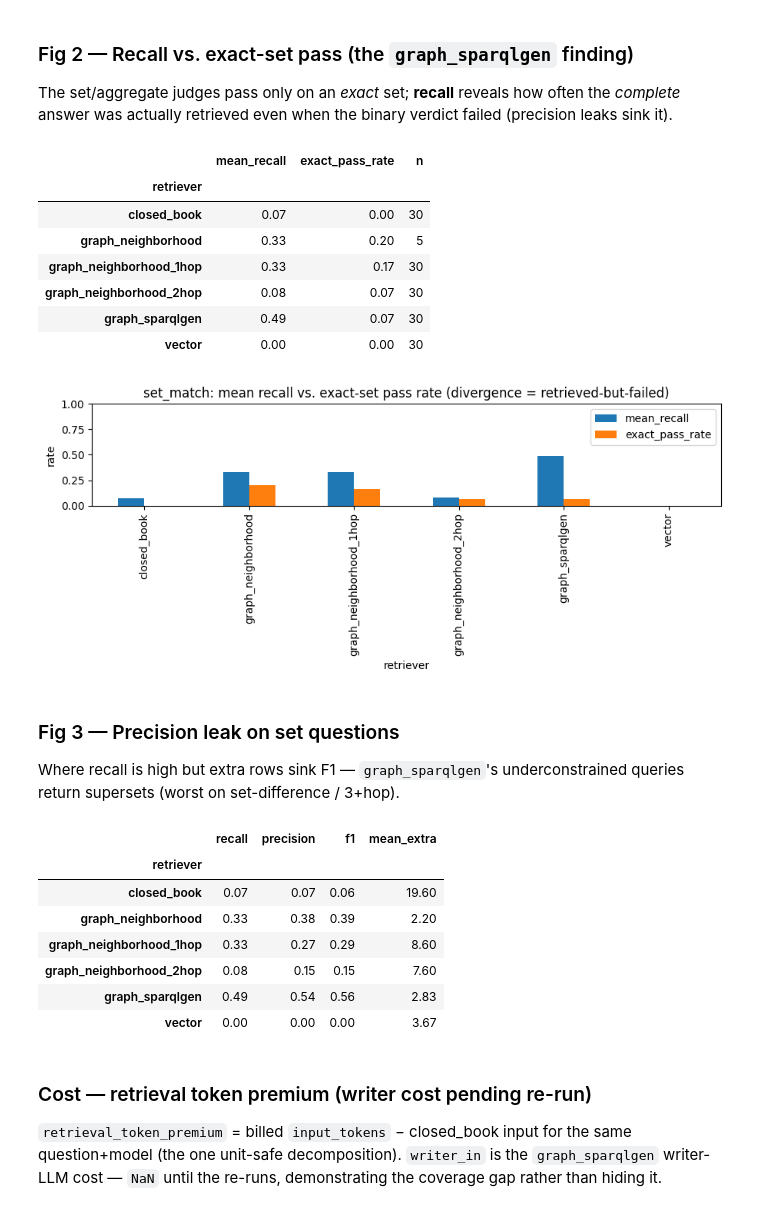
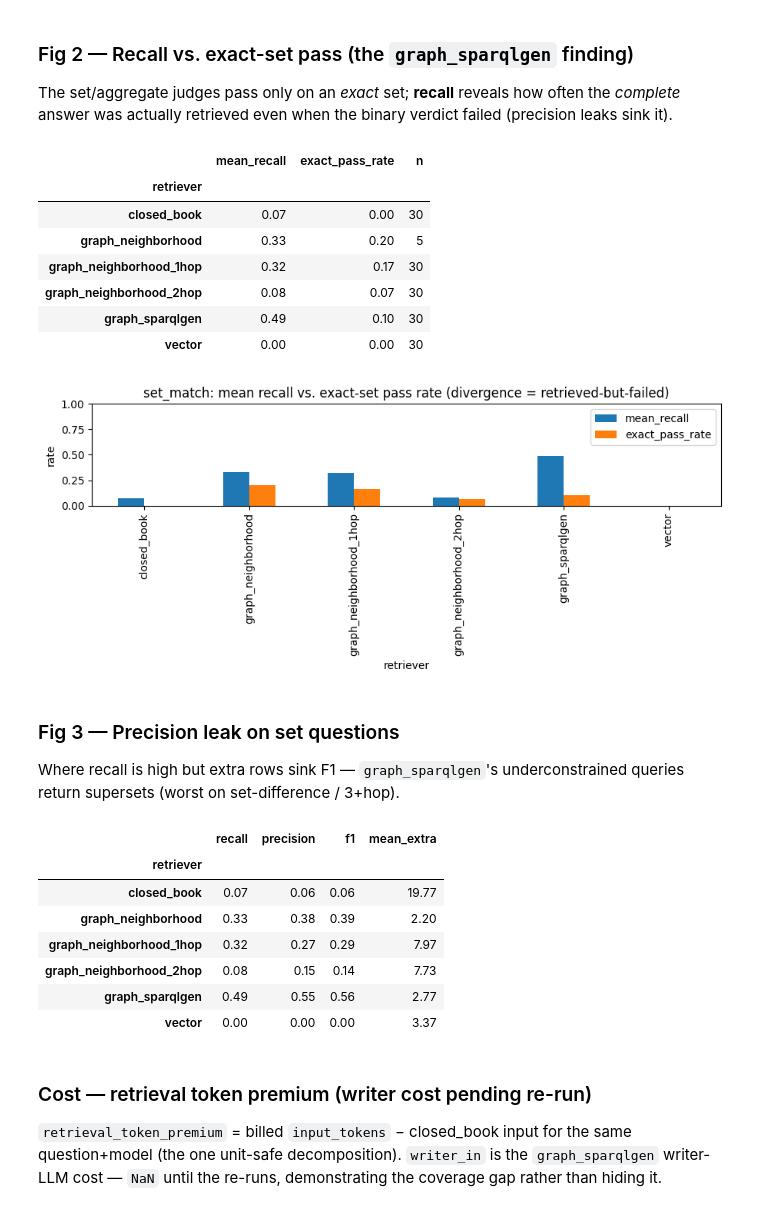
Before and after one commit to joseph-higaki/biomedical-rag-bench, a Jupyter notebook: eval/analysis/explore.ipynb, the cells around one changed output. Saved outputs shown, nothing was run; the diff lists cells and outputs as text; code cells hidden in the pictures.

```diff
--- a/eval/analysis/explore.ipynb
+++ b/eval/analysis/explore.ipynb
@@ -210,7 +246,15 @@ The spine of the whole analysis: the crossover (H1), the structural-type wall, t
 # %%
 import matplotlib.pyplot as plt
 
-det = df[df["scoring"] != "semantic"]
+# Step-2 figures characterize retrievers under the CANONICAL config: the haiku generator and (for
+# graph_sparqlgen) the haiku SPARQL writer. The qwen-generator and sonnet-writer runs are separate
+# comparison studies; with the writer now in the dedup grain, sparqlgen carries one row per writer,
+# so a retriever-only aggregate would AVERAGE distinct conditions. Pin one coherent surface here and
+# slice it in every figure below (the generator-comparison gets its own faceted figures).
+canon = df[(df["generator_model_family"] == "claude-haiku-4-5")
+           & (df["writer_model_family"].isna() | (df["writer_model_family"] == "claude-haiku-4-5"))]
+
+det = canon[canon["scoring"] != "semantic"]
 piv = det.pivot_table(index="retriever", columns="type_id", values="passed", aggfunc="mean")
 fig, ax = plt.subplots(figsize=(12, 3.5))
 im = ax.imshow(piv.values, cmap="RdYlGn", vmin=0, vmax=1, aspect="auto")
@@ -221,6 +265,6 @@ for i in range(piv.shape[0]):
         v = piv.values[i, j]
         if pd.notna(v):
             ax.text(j, i, f"{v:.1f}", ha="center", va="center", fontsize=8)
-fig.colorbar(im, label="accuracy"); ax.set_title("Accuracy by retriever × type (deterministic)")
+fig.colorbar(im, label="accuracy"); ax.set_title("Accuracy by retriever x type (deterministic, haiku generator)")
 plt.tight_layout()
 # %% [output]
@@ -231,7 +275,7 @@ plt.tight_layout()
 The set/aggregate judges pass only on an *exact* set; **recall** reveals how often the *complete*
 answer was actually retrieved even when the binary verdict failed (precision leaks sink it).
 # %%
-sm = df[(df["scoring"] == "set_match") & df["recall"].notna()]
+sm = canon[(canon["scoring"] == "set_match") & canon["recall"].notna()]
 g = sm.groupby("retriever").agg(mean_recall=("recall", "mean"),
                                 exact_pass_rate=("passed", "mean"),
                                 n=("passed", "size"))
@@ -245,29 +289,29 @@ g.round(2)
 | retriever |  |  |  |
 | closed_book | 0.07 | 0.00 | 30 |
 | graph_neighborhood | 0.33 | 0.20 | 5 |
-| graph_neighborhood_1hop | 0.33 | 0.17 | 30 |
+| graph_neighborhood_1hop | 0.32 | 0.17 | 30 |
 | graph_neighborhood_2hop | 0.08 | 0.07 | 30 |
-| graph_sparqlgen | 0.49 | 0.07 | 30 |
+| graph_sparqlgen | 0.49 | 0.10 | 30 |
 | vector | 0.00 | 0.00 | 30 |
-[figure, old version]
+[figure, new version]
 # %% [markdown]
 ### Fig 3 — Precision leak on set questions
 
 Where recall is high but extra rows sink F1 — `graph_sparqlgen`'s underconstrained queries return
 supersets (worst on set-difference / 3+hop).
 # %%
-df[df["scoring"] == "set_match"].groupby("retriever").agg(
+canon[canon["scoring"] == "set_match"].groupby("retriever").agg(
     recall=("recall", "mean"), precision=("precision", "mean"),
     f1=("f1", "mean"), mean_extra=("num_extra", "mean")).round(2)
 # %% [output]
 |  | recall | precision | f1 | mean_extra |
 | retriever |  |  |  |  |
-| closed_book | 0.07 | 0.07 | 0.06 | 19.60 |
+| closed_book | 0.07 | 0.06 | 0.06 | 19.77 |
 | graph_neighborhood | 0.33 | 0.38 | 0.39 | 2.20 |
-| graph_neighborhood_1hop | 0.33 | 0.27 | 0.29 | 8.60 |
-| graph_neighborhood_2hop | 0.08 | 0.15 | 0.15 | 7.60 |
-| graph_sparqlgen | 0.49 | 0.54 | 0.56 | 2.83 |
-| vector | 0.00 | 0.00 | 0.00 | 3.67 |
+| graph_neighborhood_1hop | 0.32 | 0.27 | 0.29 | 7.97 |
+| graph_neighborhood_2hop | 0.08 | 0.15 | 0.14 | 7.73 |
+| graph_sparqlgen | 0.49 | 0.55 | 0.56 | 2.77 |
+| vector | 0.00 | 0.00 | 0.00 | 3.37 |
 # %% [markdown]
 ### Cost — retrieval token premium (writer cost pending re-run)
 
```
Also changed, not shown: parts of 14 cells of this notebook, 4 other files.
